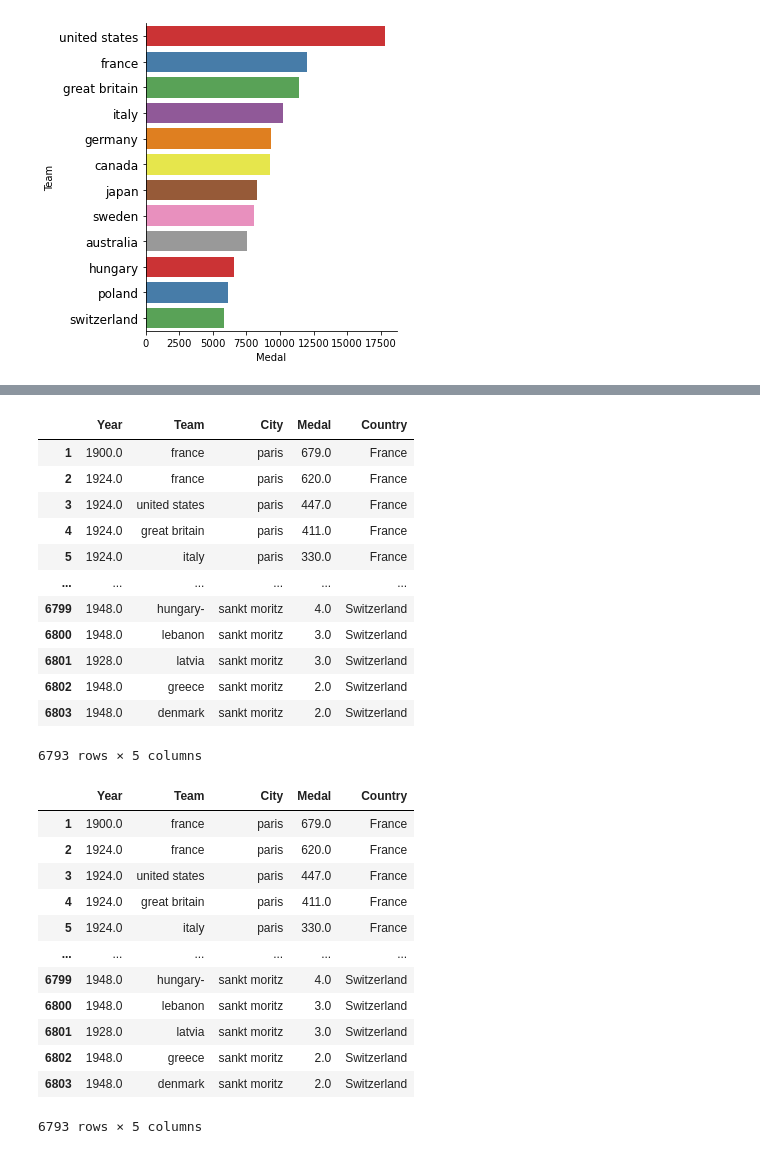
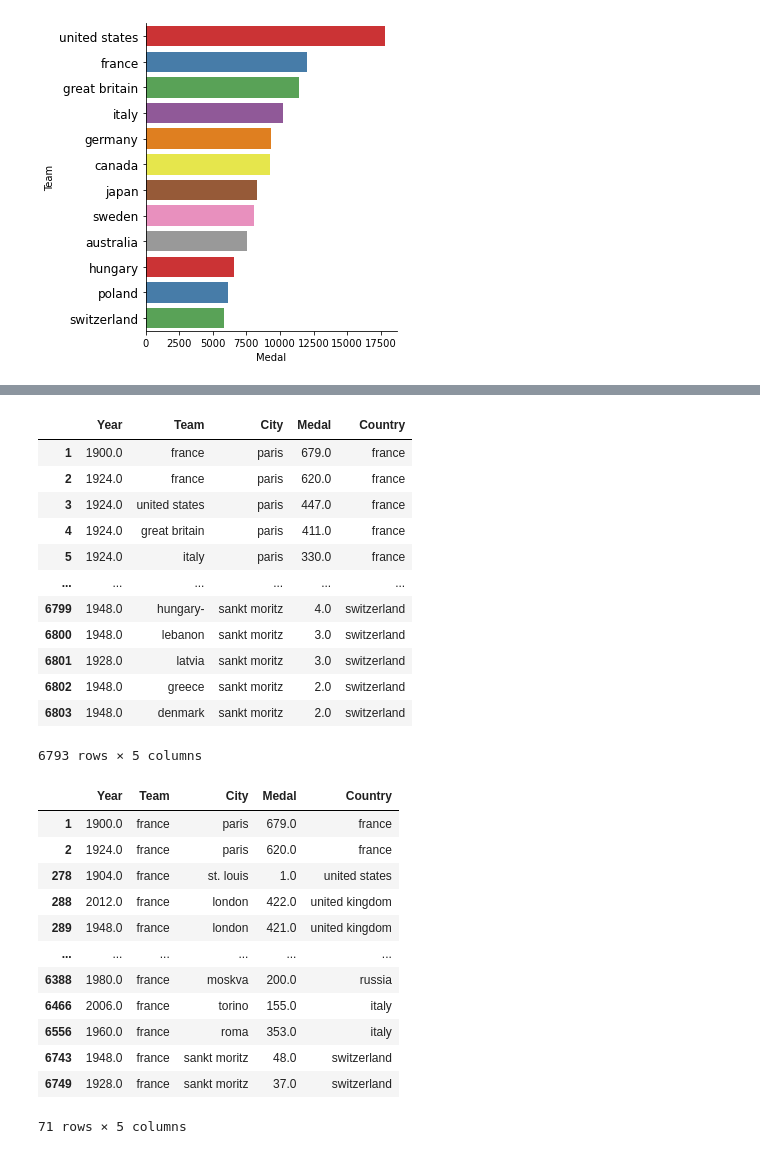
Before and after one commit to B23579/-anomaly-detection, a Jupyter notebook: data-visualization/analysis.ipynb, the cells around one changed output, grey strips where cells are left out. Saved outputs shown, nothing was run; the diff lists cells and outputs as text; code cells hidden in the pictures.

```diff
--- a/data-visualization/analysis.ipynb
+++ b/data-visualization/analysis.ipynb
@@ -44,0 +17,12 @@ dtype: int64
+# %%
+df = newdf1.dropna(subset=['Year','Games'])
+df['Team']= df['Team'].str.replace('[#,@,&,0-9]', '',regex=True)
+df['City']= df['City'].str.replace('[#,@,&,0-9]', '',regex=True)
+df['Team'] = df['Team'].str.lower()
+df['City'] = df['City'].str.lower()
+
+country['City'] = country['City'].str.replace(r'[#,@,&,0-9]', '', regex=True)
+country['City'] = country['City'].str.lower()
+
+country['Country'] = country['Country'].str.replace(r'[#,@,&,0-9]', '', regex=True)
+country['Country'] = country['Country'].str.lower()
@@ -407,36 +413,36 @@ df8= newdf.copy()
 newdfl
 # %% [output]
 |  | Year | Team | City | Medal | Country |
-| 1 | 1900.0 | france | paris | 679.0 | France |
-| 2 | 1924.0 | france | paris | 620.0 | France |
-| 3 | 1924.0 | united states | paris | 447.0 | France |
-| 4 | 1924.0 | great britain | paris | 411.0 | France |
-| 5 | 1924.0 | italy | paris | 330.0 | France |
+| 1 | 1900.0 | france | paris | 679.0 | france |
+| 2 | 1924.0 | france | paris | 620.0 | france |
+| 3 | 1924.0 | united states | paris | 447.0 | france |
+| 4 | 1924.0 | great britain | paris | 411.0 | france |
+| 5 | 1924.0 | italy | paris | 330.0 | france |
 | ... | ... | ... | ... | ... | ... |
-| 6799 | 1948.0 | hungary- | sankt moritz | 4.0 | Switzerland |
-| 6800 | 1948.0 | lebanon | sankt moritz | 3.0 | Switzerland |
-| 6801 | 1928.0 | latvia | sankt moritz | 3.0 | Switzerland |
-| 6802 | 1948.0 | greece | sankt moritz | 2.0 | Switzerland |
-| 6803 | 1948.0 | denmark | sankt moritz | 2.0 | Switzerland |
+| 6799 | 1948.0 | hungary- | sankt moritz | 4.0 | switzerland |
+| 6800 | 1948.0 | lebanon | sankt moritz | 3.0 | switzerland |
+| 6801 | 1928.0 | latvia | sankt moritz | 3.0 | switzerland |
+| 6802 | 1948.0 | greece | sankt moritz | 2.0 | switzerland |
+| 6803 | 1948.0 | denmark | sankt moritz | 2.0 | switzerland |
 6793 rows × 5 columns
 # %%
-newdfl[newdfl['Country']=='United States' ]['Country']='Home'
-newdfl[newdfl['Country']!='United States' ]['Country']='Away'
+newdfl[newdfl['Country']==newdfl['Team'] ]['City']='Home'
+newdfl[newdfl['Country']!=newdfl['Team'] ]['City']='Away'
 # newdfl[newdfl['Country']==['United States']]= 'Home'
 #newdfl[newdfl['Country']!='United States']= 'Away'
 # %%
-newdfl
+newdfl[newdfl['Team']=='france']
 # %% [output]
 |  | Year | Team | City | Medal | Country |
-| 1 | 1900.0 | france | paris | 679.0 | France |
-| 2 | 1924.0 | france | paris | 620.0 | France |
-| 3 | 1924.0 | united states | paris | 447.0 | France |
-| 4 | 1924.0 | great britain | paris | 411.0 | France |
-| 5 | 1924.0 | italy | paris | 330.0 | France |
+| 1 | 1900.0 | france | paris | 679.0 | france |
+| 2 | 1924.0 | france | paris | 620.0 | france |
+| 278 | 1904.0 | france | st. louis | 1.0 | united states |
+| 288 | 2012.0 | france | london | 422.0 | united kingdom |
+| 289 | 1948.0 | france | london | 421.0 | united kingdom |
 | ... | ... | ... | ... | ... | ... |
-| 6799 | 1948.0 | hungary- | sankt moritz | 4.0 | Switzerland |
-| 6800 | 1948.0 | lebanon | sankt moritz | 3.0 | Switzerland |
-| 6801 | 1928.0 | latvia | sankt moritz | 3.0 | Switzerland |
-| 6802 | 1948.0 | greece | sankt moritz | 2.0 | Switzerland |
-| 6803 | 1948.0 | denmark | sankt moritz | 2.0 | Switzerland |
+| 6388 | 1980.0 | france | moskva | 200.0 | russia |
+| 6466 | 2006.0 | france | torino | 155.0 | italy |
+| 6556 | 1960.0 | france | roma | 353.0 | italy |
+| 6743 | 1948.0 | france | sankt moritz | 48.0 | switzerland |
+| 6749 | 1928.0 | france | sankt moritz | 37.0 | switzerland |
-6793 rows × 5 columns
+71 rows × 5 columns
```
Also changed, not shown: parts of 14 cells of this notebook.
